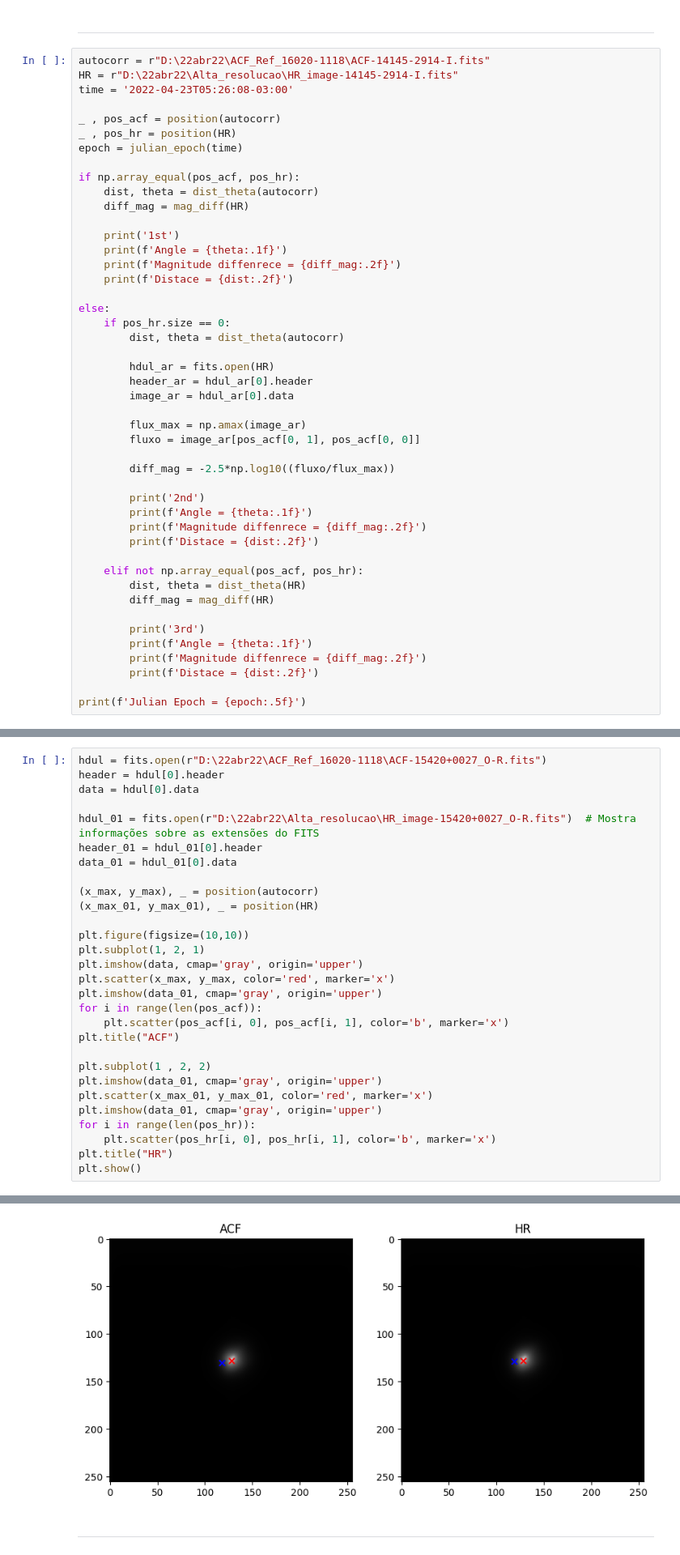
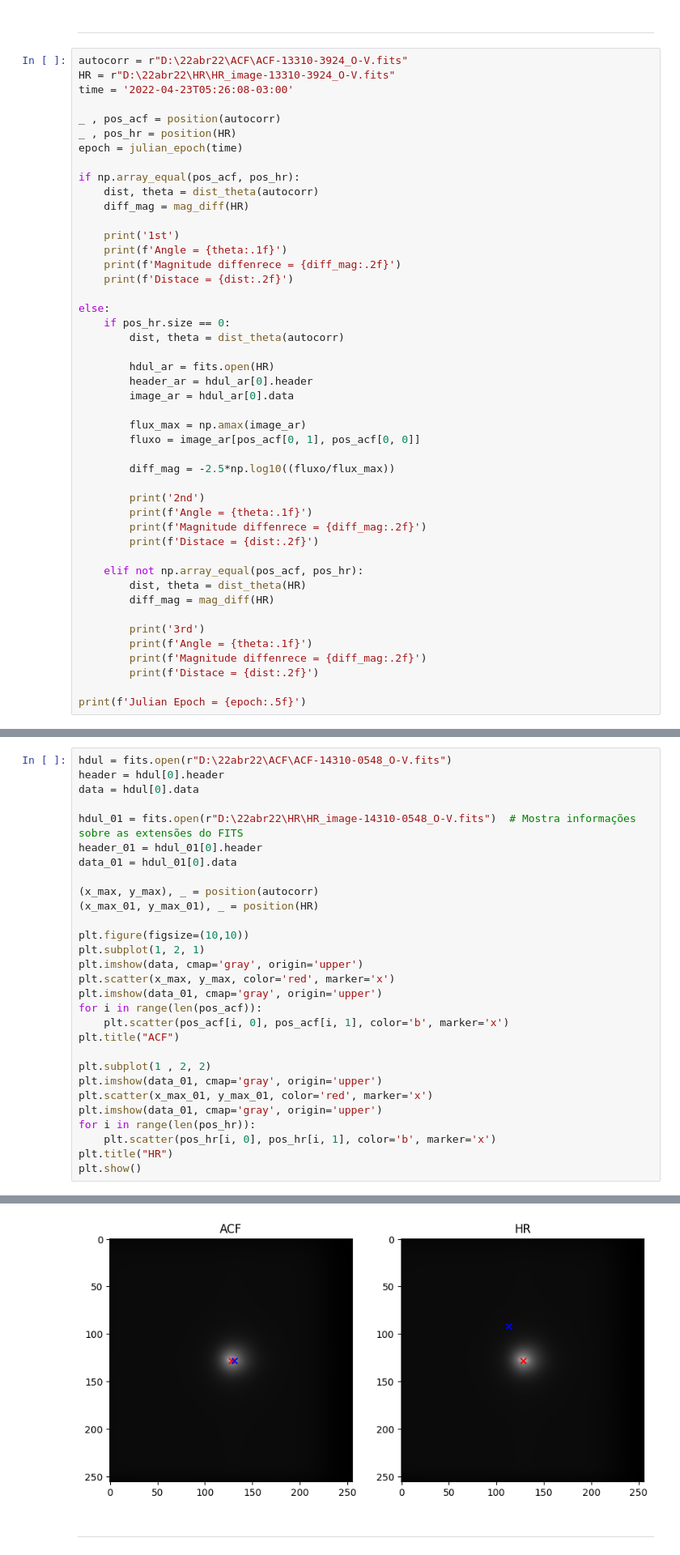
Before and after one commit to lucaspereira1342/Speckle, a Jupyter notebook: speckle_data_reduction.ipynb, the cells around one changed output, grey strips where cells are left out. Shown at 81% size. Drawn from its saved outputs; the diff is of its cells as text.

```diff
--- a/speckle_data_reduction.ipynb
+++ b/speckle_data_reduction.ipynb
@@ -537,8 +537,8 @@ Differential aperture photometry calculation
 # %% [markdown]
 ----
 # %%
-autocorr = r"D:\22abr22\ACF_Ref_16020-1118\ACF-14145-2914-I.fits"
-HR = r"D:\22abr22\Alta_resolucao\HR_image-14145-2914-I.fits"
+autocorr = r"D:\22abr22\ACF\ACF-13310-3924_O-V.fits"
+HR = r"D:\22abr22\HR\HR_image-13310-3924_O-V.fits"
 time = '2022-04-23T05:26:08-03:00'
 
 _ , pos_acf = position(autocorr)
@@ -592,9 +613,9 @@ print(f'HR = {pos_hr}')
 # %%
-hdul = fits.open(r"D:\22abr22\ACF_Ref_16020-1118\ACF-15420+0027_O-R.fits")
+hdul = fits.open(r"D:\22abr22\ACF\ACF-14310-0548_O-V.fits")
 header = hdul[0].header
 data = hdul[0].data
 
-hdul_01 = fits.open(r"D:\22abr22\Alta_resolucao\HR_image-15420+0027_O-R.fits")  # Mostra informações sobre as extensões do FITS
+hdul_01 = fits.open(r"D:\22abr22\HR\HR_image-14310-0548_O-V.fits")  # Mostra informações sobre as extensões do FITS
 header_01 = hdul_01[0].header
 data_01 = hdul_01[0].data
 
@@ -624,4 +643,4 @@ HR = [[119 129]]
-[figure, old version]
+[figure, new version]
 # %% [markdown]
 ----
 # %% [markdown]
```
Also changed, not shown: parts of 4 cells of this notebook.
